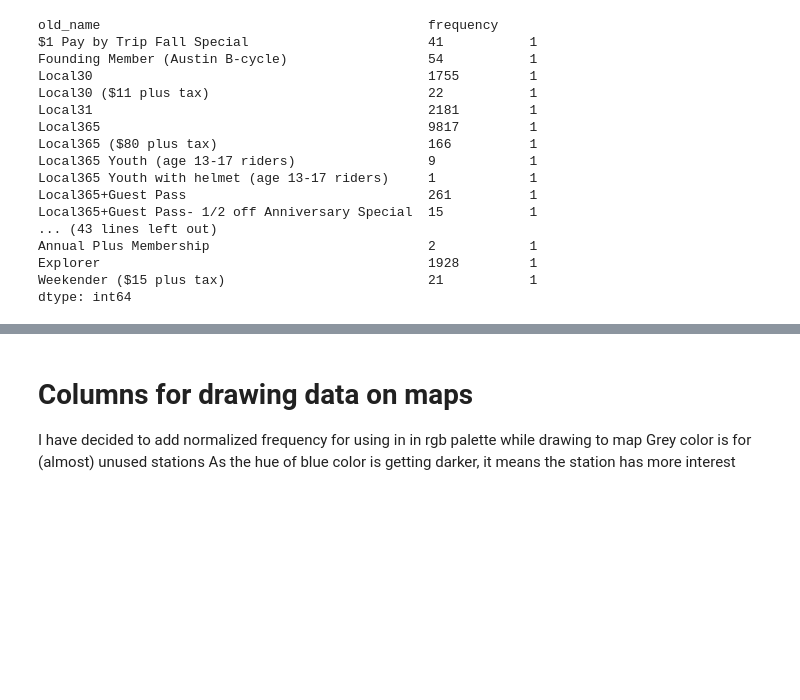
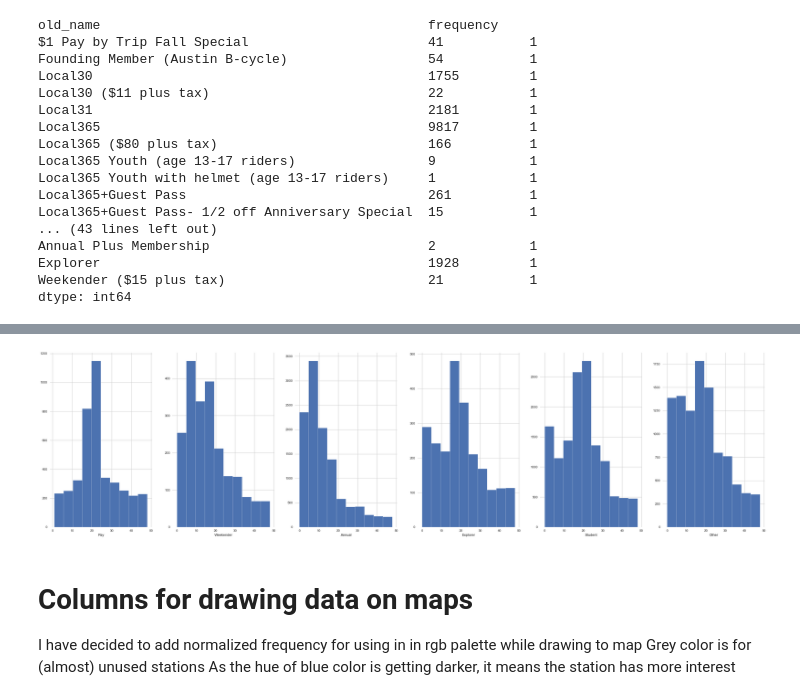
Before and after one commit to yaaqbp/austin_bikeshare, a Jupyter notebook: austin_bikeshare_project.ipynb, the cells around one changed output, grey strips where cells are left out. Saved outputs shown, nothing was run; the diff lists cells and outputs as text; code cells hidden in the pictures; blank space fills up the shorter version.

```diff
--- a/austin_bikeshare_project.ipynb
+++ b/austin_bikeshare_project.ipynb
@@ -244,3 +261,14 @@ Name: duration_minutes, dtype: float64
+# %%
+#def histogram_by_subscription(data)
+fig, ax = plt.subplots(ncols = 6)
+fig.set_size_inches(40, 10)
+i = 0
+for _ in set(new_values_dict.values()):
+    ax[i].hist(trips[trips.subscriber_type == _].duration_minutes)
+    ax[i].set_xlabel(_)
+    i+=1
+# %% [output]
+[figure, added]
 # %% [markdown]
 # Columns for drawing data on maps
 I have decided to add normalized frequency for using in in rgb palette while drawing to map
```
Also changed, not shown: parts of 13 cells of this notebook.
